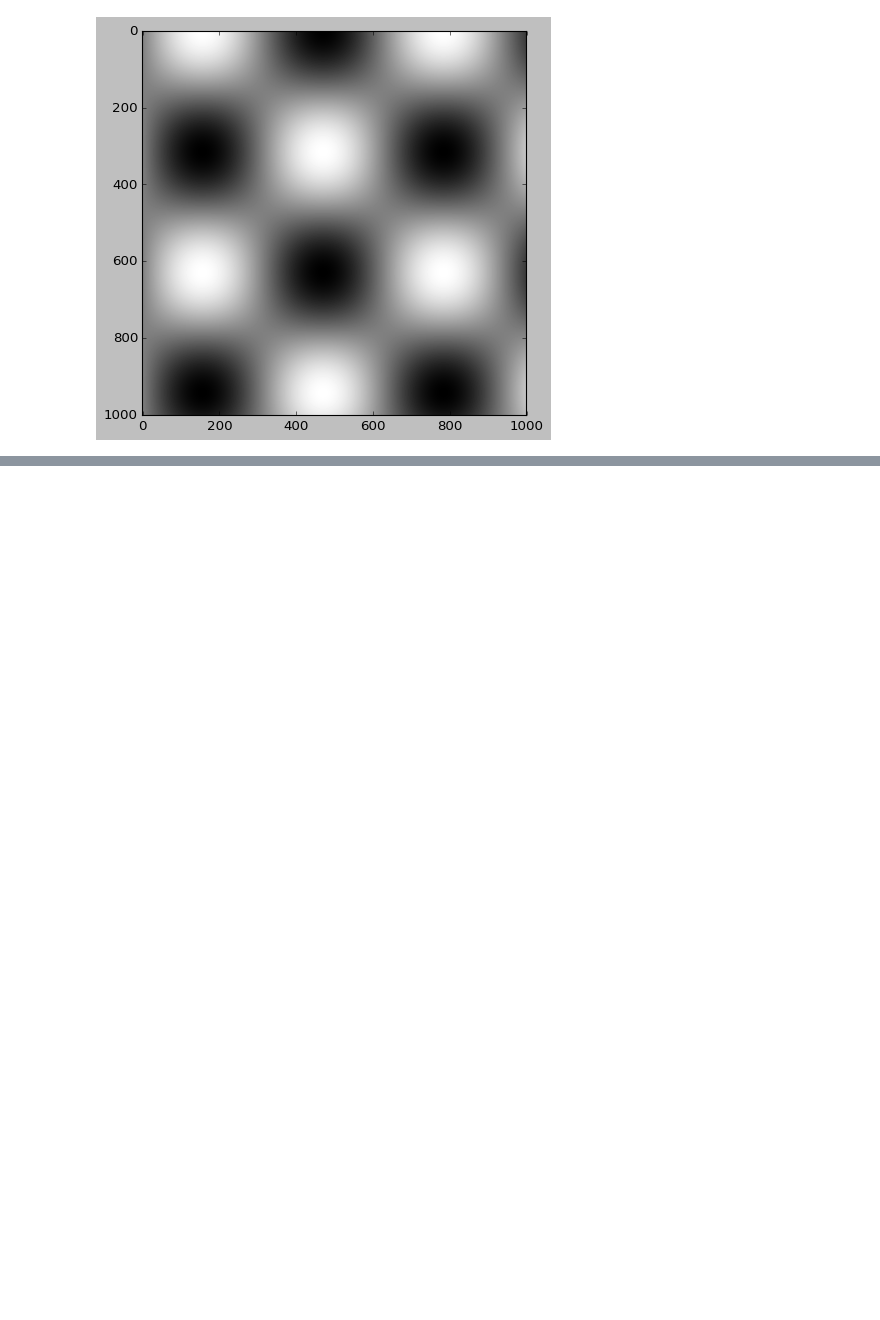
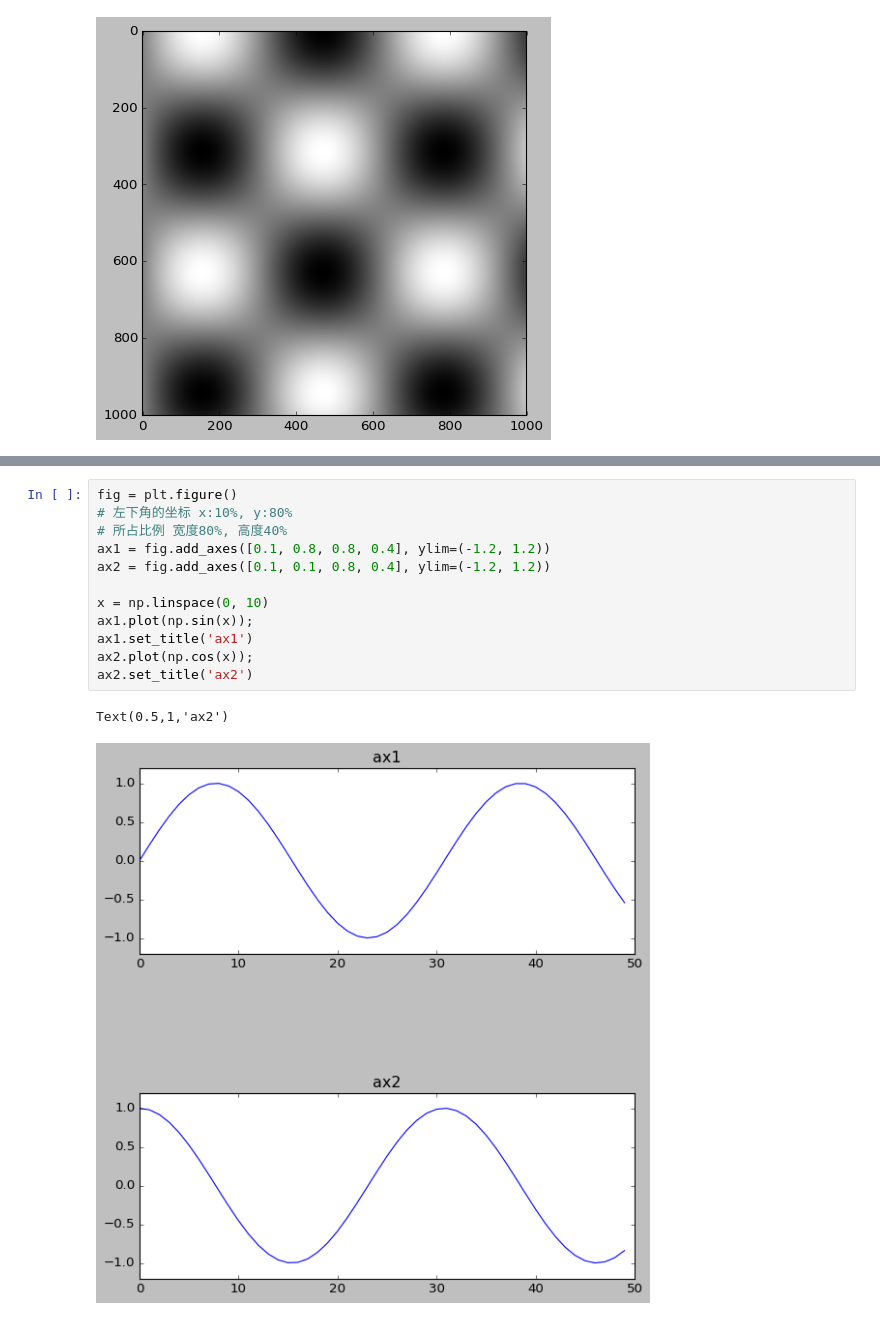
Before and after one commit to PPG11/Matplotlib_Pokemon, a Jupyter notebook: MatplotlibLearn.ipynb, the cells around one changed output, grey strips where cells are left out. Drawn from its saved outputs; the diff is of its cells as text; blank space fills up the shorter version.

```diff
--- a/MatplotlibLearn.ipynb
+++ b/MatplotlibLearn.ipynb
@@ -265,0 +293,15 @@ plt.imshow(I, cmap='gray');
+# %%
+fig = plt.figure()
+# 左下角的坐标 x:10%, y:80%
+# 所占比例 宽度80%, 高度40%
+ax1 = fig.add_axes([0.1, 0.8, 0.8, 0.4], ylim=(-1.2, 1.2))
+ax2 = fig.add_axes([0.1, 0.1, 0.8, 0.4], ylim=(-1.2, 1.2))
+
+x = np.linspace(0, 10)
+ax1.plot(np.sin(x));
+ax1.set_title('ax1')
+ax2.plot(np.cos(x));
+ax2.set_title('ax2')
+# %% [output]
+Text(0.5,1,'ax2')
+[figure, added]
```
Also changed, not shown: parts of 51 cells of this notebook.
